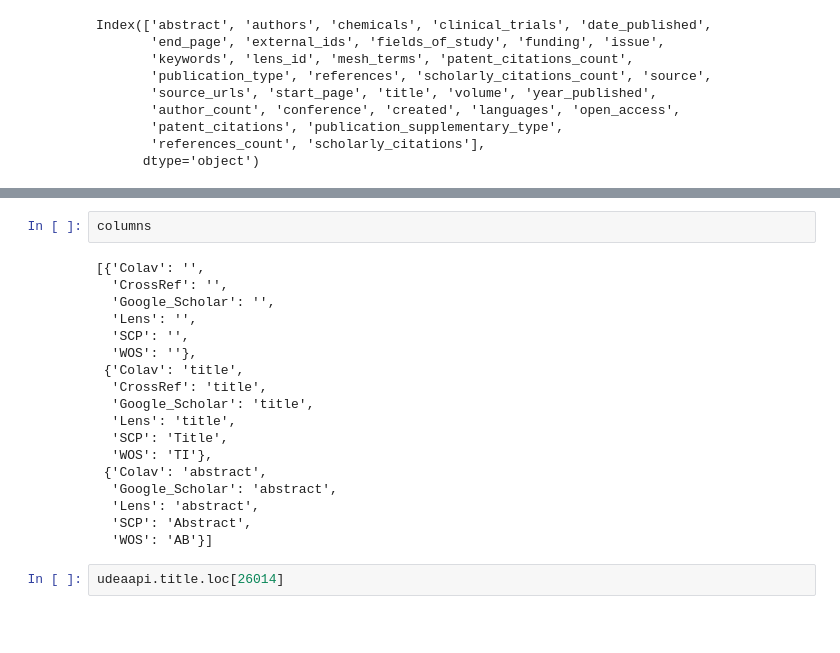
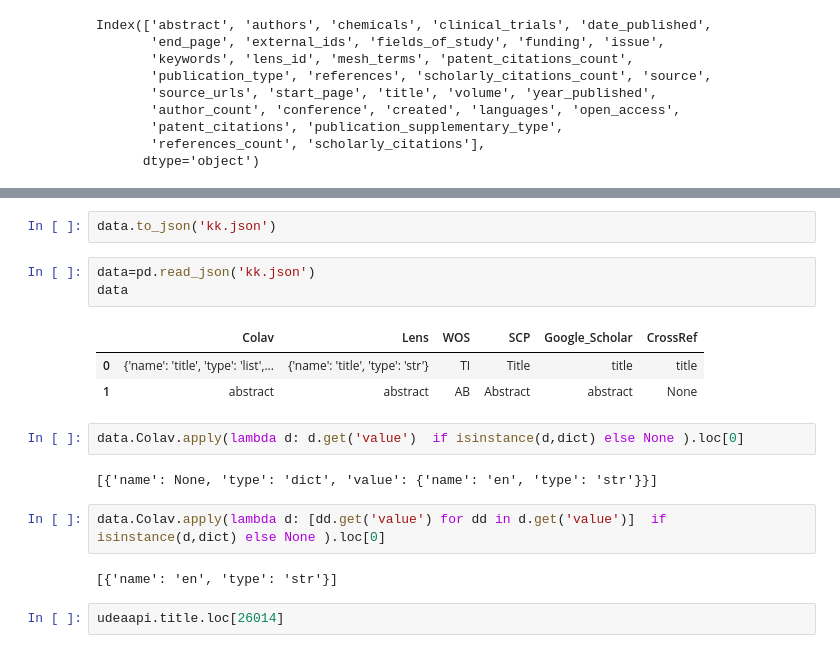
Before and after one commit to restrepo/rest-api-doc, a Jupyter notebook: code/lens.ipynb, the cells around one changed output, grey strips where cells are left out. Saved outputs shown, nothing was run; the diff lists cells and outputs as text; blank space fills up the shorter version.

```diff
--- a/code/lens.ipynb
+++ b/code/lens.ipynb
@@ -157,23 +162,20 @@ pd.DataFrame(columns)
-# %%
-columns
-# %% [output]
-[{'Colav': '',
-  'CrossRef': '',
-  'Google_Scholar': '',
-  'Lens': '',
-  'SCP': '',
-  'WOS': ''},
- {'Colav': 'title',
-  'CrossRef': 'title',
-  'Google_Scholar': 'title',
-  'Lens': 'title',
-  'SCP': 'Title',
-  'WOS': 'TI'},
- {'Colav': 'abstract',
-  'Google_Scholar': 'abstract',
-  'Lens': 'abstract',
-  'SCP': 'Abstract',
-  'WOS': 'AB'}]
+# %%
+data.to_json('kk.json')
+# %%
+data=pd.read_json('kk.json')
+data
+# %% [output]
+|  | Colav | Lens | WOS | SCP | Google_Scholar | CrossRef |
+| 0 | {'name': 'title', 'type': 'list',... | {'name': 'title', 'type': 'str'} | TI | Title | title | title |
+| 1 | abstract | abstract | AB | Abstract | abstract | None |
+# %%
+data.Colav.apply(lambda d: d.get('value')  if isinstance(d,dict) else None ).loc[0]
+# %% [output]
+[{'name': None, 'type': 'dict', 'value': {'name': 'en', 'type': 'str'}}]
+# %%
+data.Colav.apply(lambda d: [dd.get('value') for dd in d.get('value')]  if isinstance(d,dict) else None ).loc[0]
+# %% [output]
+[{'name': 'en', 'type': 'str'}]
 # %%
 udeaapi.title.loc[26014]
 # %% [output]
```
Also changed, not shown: parts of 1 cell of this notebook.
